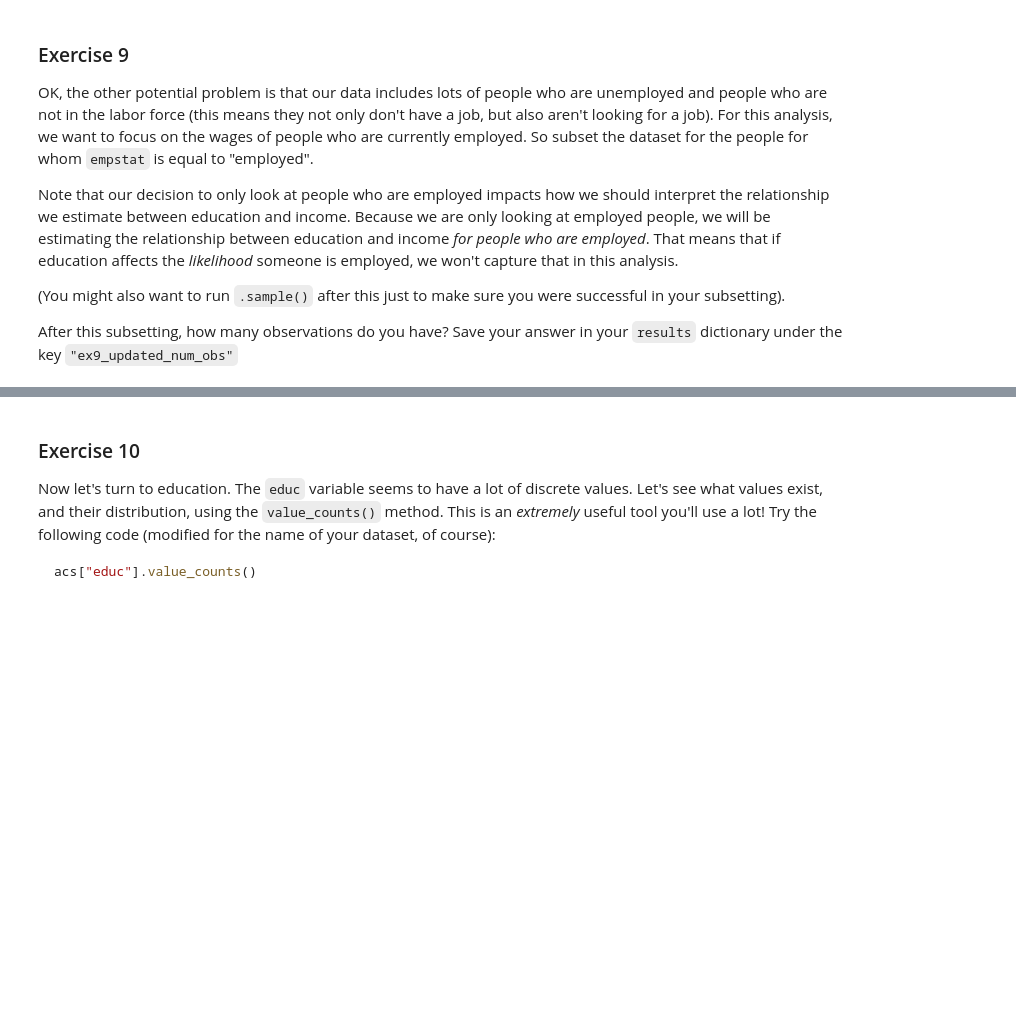
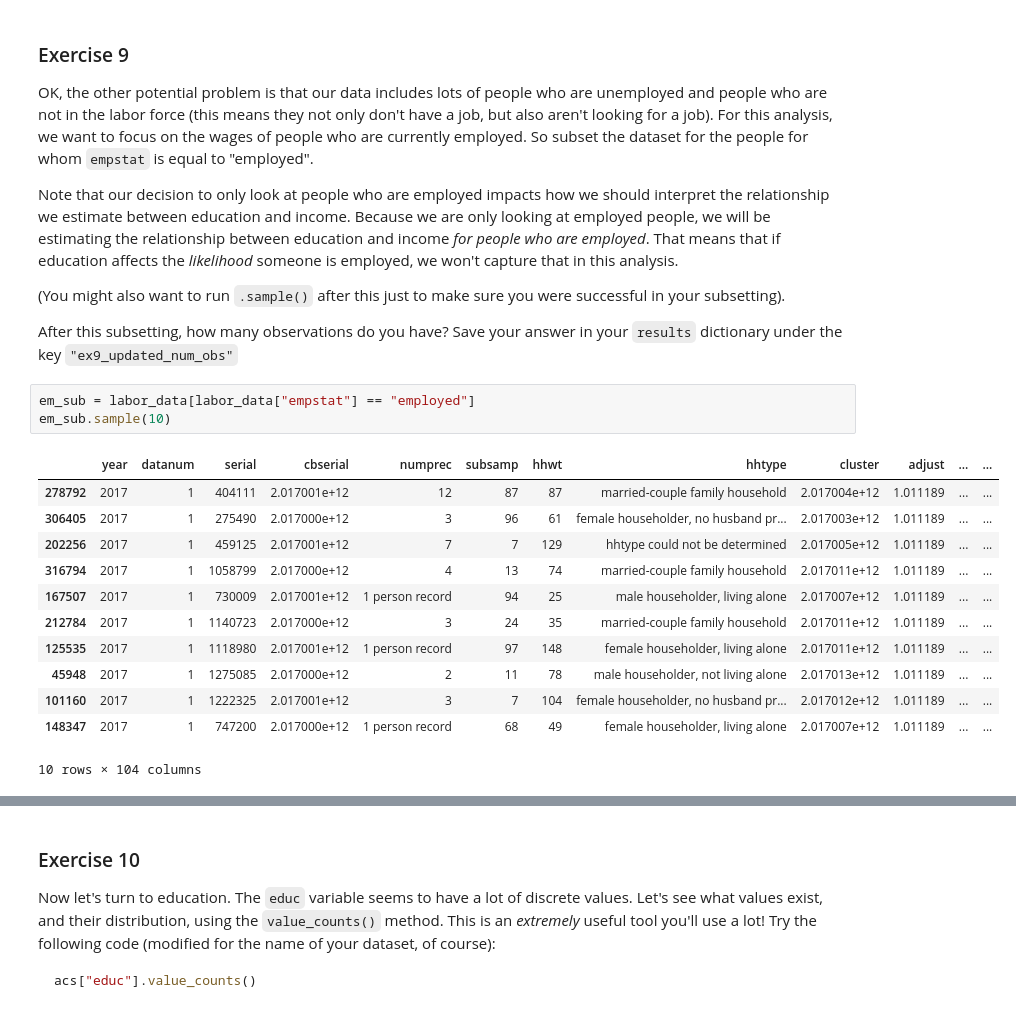
Before and after one commit to TeaTafaj/Est-Labor-Market-PDS-HW-Sebi-Tea, a Jupyter notebook: Exercise_dataframes.ipynb, the cells around one changed output, grey strips where cells are left out. Drawn from its saved outputs; the diff is of its cells as text; blank space fills up the shorter version.

```diff
--- a/Exercise_dataframes.ipynb
+++ b/Exercise_dataframes.ipynb
@@ -261,3 +261,19 @@ Note that our decision to only look at people who are employed impacts how we sh
 (You might also want to run `.sample()` after this just to make sure you were successful in your subsetting).
 
 After this subsetting, how many observations do you have? Save your answer in your `results` dictionary under the key `"ex9_updated_num_obs"`
+# %%
+em_sub = labor_data[labor_data["empstat"] == "employed"]
+em_sub.sample(10)
+# %% [output]
+|  | year | datanum | serial | cbserial | numprec | subsamp | hhwt | hhtype | cluster | adjust | ... | ... |
+| 278792 | 2017 | 1 | 404111 | 2.017001e+12 | 12 | 87 | 87 | married-couple family household | 2.017004e+12 | 1.011189 | ... | ... |
+| 306405 | 2017 | 1 | 275490 | 2.017000e+12 | 3 | 96 | 61 | female householder, no husband pr... | 2.017003e+12 | 1.011189 | ... | ... |
+| 202256 | 2017 | 1 | 459125 | 2.017001e+12 | 7 | 7 | 129 | hhtype could not be determined | 2.017005e+12 | 1.011189 | ... | ... |
+| 316794 | 2017 | 1 | 1058799 | 2.017000e+12 | 4 | 13 | 74 | married-couple family household | 2.017011e+12 | 1.011189 | ... | ... |
+| 167507 | 2017 | 1 | 730009 | 2.017001e+12 | 1 person record | 94 | 25 | male householder, living alone | 2.017007e+12 | 1.011189 | ... | ... |
+| 212784 | 2017 | 1 | 1140723 | 2.017000e+12 | 3 | 24 | 35 | married-couple family household | 2.017011e+12 | 1.011189 | ... | ... |
+| 125535 | 2017 | 1 | 1118980 | 2.017001e+12 | 1 person record | 97 | 148 | female householder, living alone | 2.017011e+12 | 1.011189 | ... | ... |
+| 45948 | 2017 | 1 | 1275085 | 2.017000e+12 | 2 | 11 | 78 | male householder, not living alone | 2.017013e+12 | 1.011189 | ... | ... |
+| 101160 | 2017 | 1 | 1222325 | 2.017001e+12 | 3 | 7 | 104 | female householder, no husband pr... | 2.017012e+12 | 1.011189 | ... | ... |
+| 148347 | 2017 | 1 | 747200 | 2.017000e+12 | 1 person record | 68 | 49 | female householder, living alone | 2.017007e+12 | 1.011189 | ... | ... |
+10 rows × 104 columns
```
Also changed, not shown: parts of 11 cells of this notebook.
